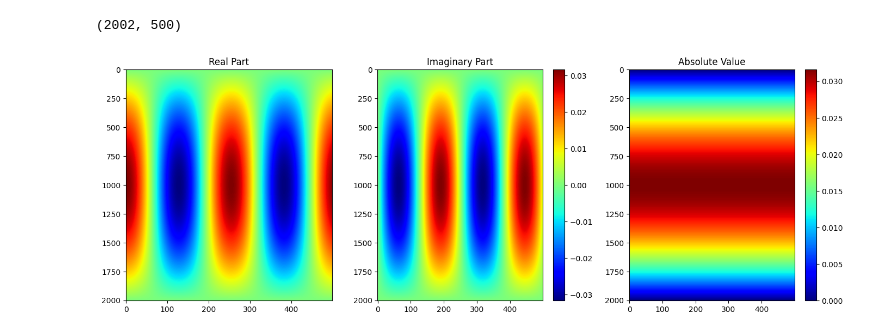
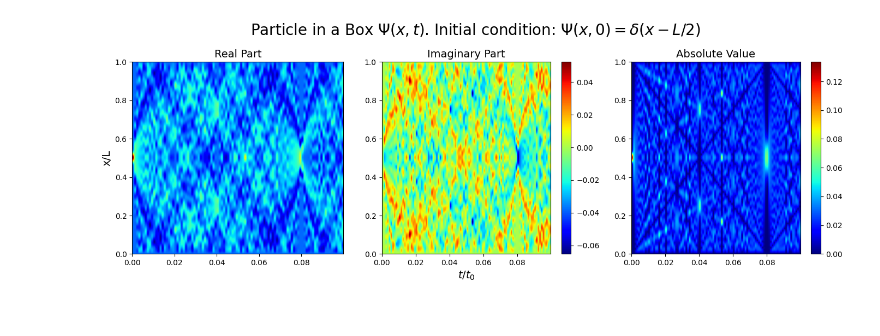
Before and after one commit to emilssp/Computational_Physics_v24, a Jupyter notebook: Quantum_Mechanics/python/plot.ipynb, the cells around one changed output. Saved outputs shown, nothing was run; the diff lists cells and outputs as text; code cells hidden in the pictures.

```diff
--- a/Quantum_Mechanics/python/plot.ipynb
+++ b/Quantum_Mechanics/python/plot.ipynb
@@ -106,41 +165,50 @@ plt.show()
 # %%
-data = pd.read_csv('../data/raw/wavefunction_boring.csv', header=None)
+data = pd.read_csv('../data/raw/wavefunction_delta.csv', header=None)
 
 # Convert the DataFrame to a numpy array
 data = data.values
 
-def string_to_complex(s):
-    return complex(s.replace('i', 'j'))
+data = string_to_complex_v(data)
+real_parts = data[:,0:100].real
+imag_parts = data[:,0:100].imag
 
-string_to_complex_v = np.vectorize(string_to_complex)
-data = string_to_complex_v(data)
-real_parts = data[:,0:500].real
-imag_parts = data[:,0:500].imag
+N = real_parts.shape[0]
+M = data.shape[1]
+
+x = np.linspace(0, 1, N+2)  # +2 to include the boundaries
+dx = x[1]-x[0]
+
+t = np.linspace(0, 1, M+2)  # +2 to include the boundaries
+dt = t[1]-t[0]
+
 
 absolute_values = np.sqrt(real_parts**2 + imag_parts**2)
-print(real_parts.shape)
 
 plt.figure(figsize=(14, 5))
-
 # Plot real part
 plt.subplot(1, 3, 1)
-plt.imshow(real_parts, cmap= "jet", aspect='auto')
-plt.title('Real Part')
+plt.imshow(real_parts, cmap= "jet", aspect='auto', extent = (0,t[100],0,1))
+plt.title('Real Part', fontsize = 14)
+plt.ylabel("x/L", fontsize = 14)
 
 # Plot imaginary part
 plt.subplot(1, 3, 2)
-plt.imshow(imag_parts, cmap= "jet", aspect='auto')
+plt.imshow(imag_parts, cmap= "jet", aspect='auto', extent = (0,t[100],0,1))
 plt.colorbar()
-plt.title('Imaginary Part')
+plt.title('Imaginary Part', fontsize = 14)
+plt.xlabel("$t/t_0$", fontsize = 14)
+
 
 # Plot absolute value
 plt.subplot(1, 3, 3)
-plt.imshow(absolute_values, cmap= "jet", aspect='auto')
+plt.imshow(absolute_values, cmap= "jet", aspect='auto', extent = (0,t[100],0,1))
 plt.colorbar()
-plt.title('Absolute Value')
+plt.title('Absolute Value', fontsize = 14)
 
+
+plt.suptitle("Particle in a Box $\Psi(x,t)$. Initial condition: $\Psi(x,0) = \delta(x-L/2) $", fontsize = 20)
 plt.tight_layout()
+plt.savefig("../data/plots/delta_in_box.png")
 plt.show()
 # %% [output]
-(2002, 500)
-[figure, old version]
+[figure, new version]
```
Also changed, not shown: parts of 8 cells of this notebook, 24 other files.
